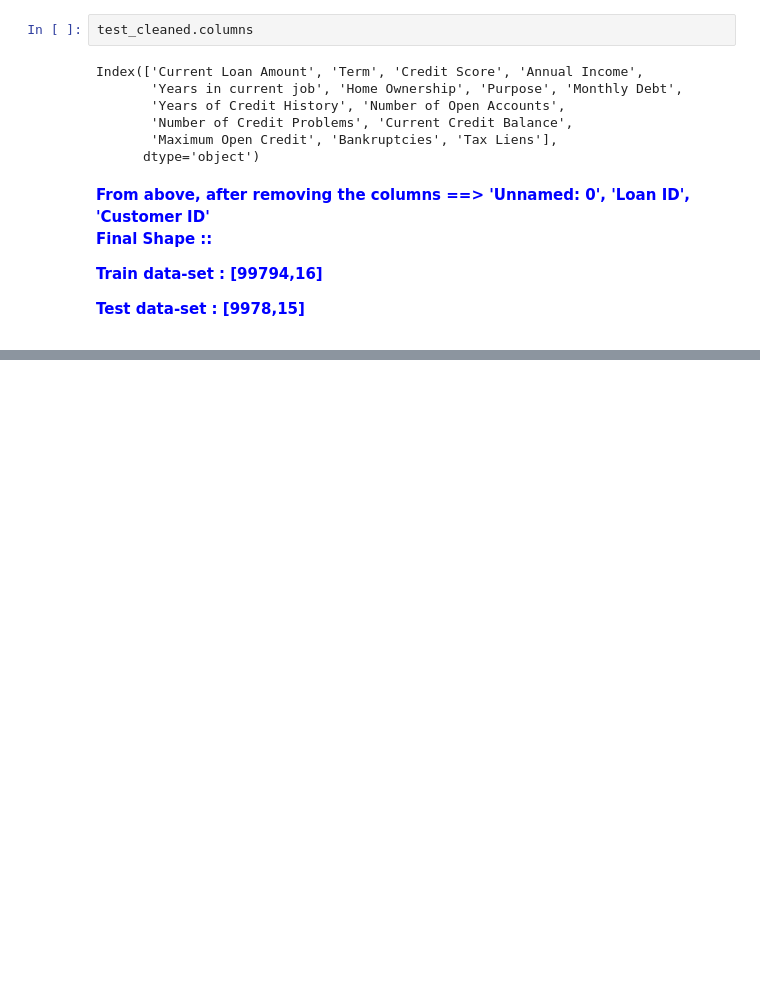
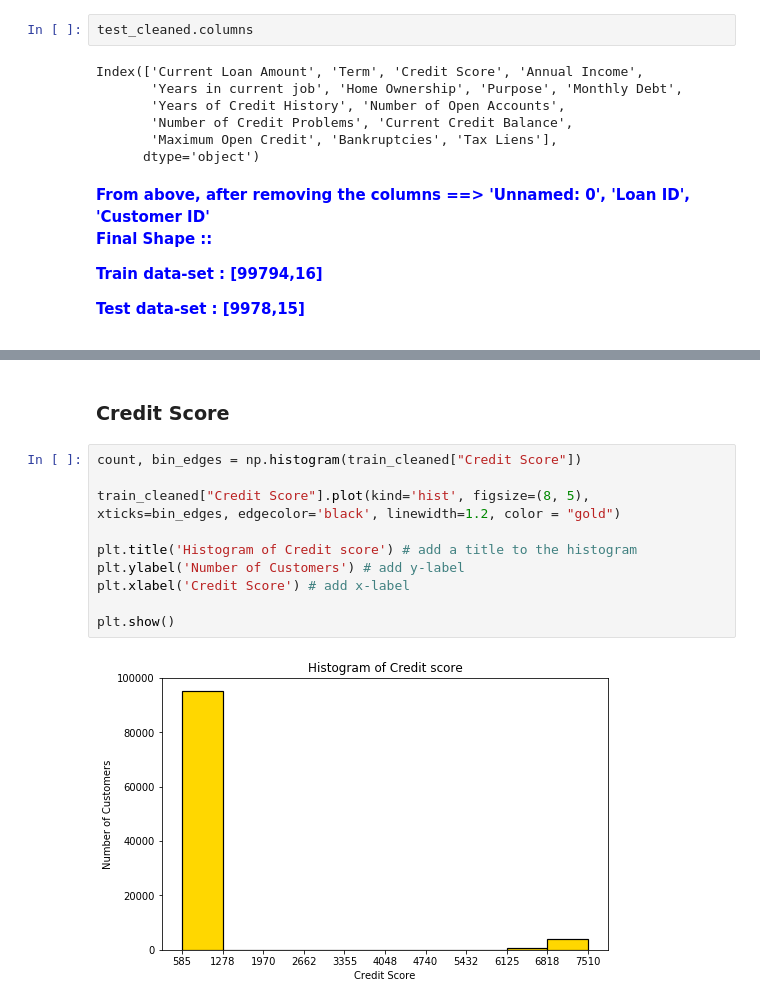
Before and after one commit to sobil-dalal/LoanStatusPredictiveAnalysis, a Jupyter notebook: 2_PA_PrimaryDataVisualization.ipynb, the cells around one changed output, grey strips where cells are left out. Cells and saved outputs as stored; diff of their text form; blank space fills up the shorter version.

```diff
--- a/2_PA_PrimaryDataVisualization.ipynb
+++ b/2_PA_PrimaryDataVisualization.ipynb
@@ -145,0 +241,14 @@ Test data-set : [9978,15]
+# %% [markdown]
+### Credit Score
+# %%
+count, bin_edges = np.histogram(train_cleaned["Credit Score"])
+
+train_cleaned["Credit Score"].plot(kind='hist', figsize=(8, 5), xticks=bin_edges, edgecolor='black', linewidth=1.2, color = "gold")
+
+plt.title('Histogram of Credit score') # add a title to the histogram
+plt.ylabel('Number of Customers') # add y-label
+plt.xlabel('Credit Score') # add x-label
+
+plt.show()
+# %% [output]
+[figure, added]
```
Also changed, not shown: parts of 47 cells of this notebook.
